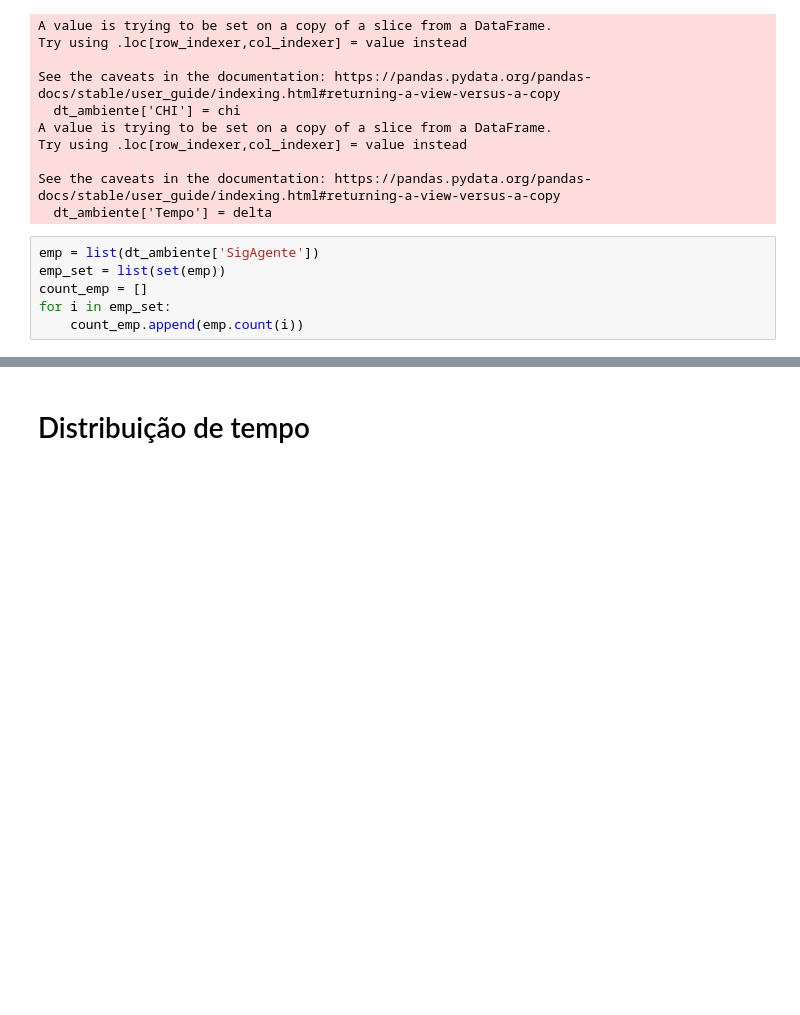
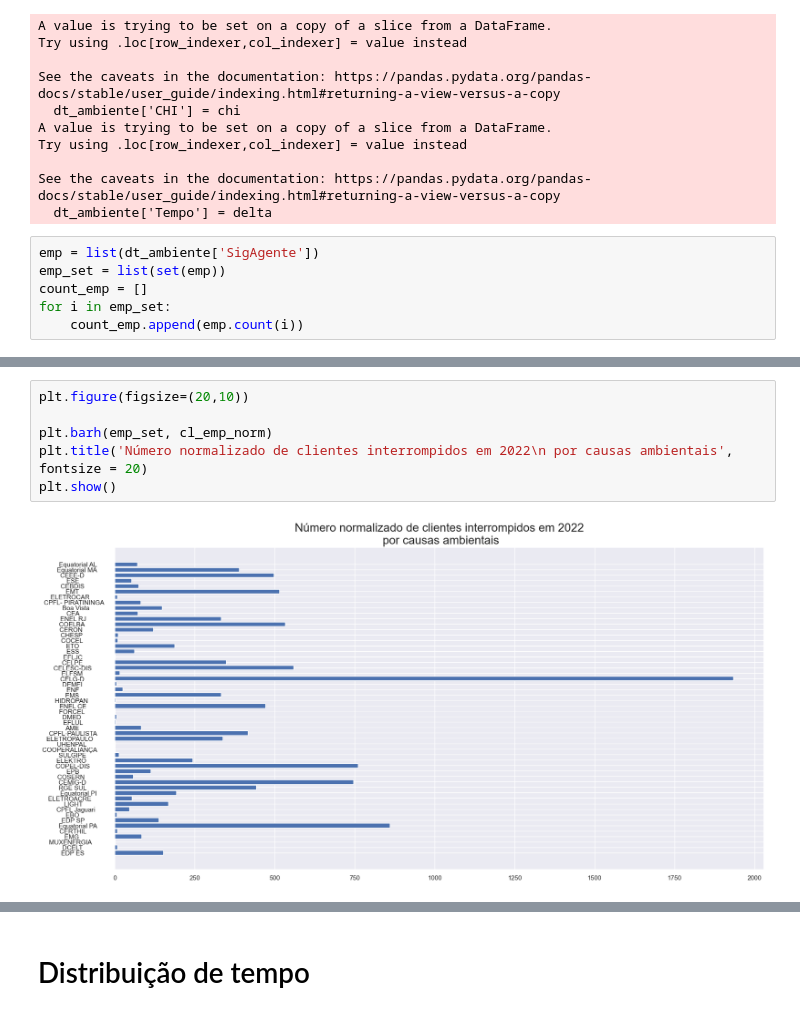
Before and after one commit to HLovisiEnnes/ResilienciaBrasil, a Jupyter notebook: Analise2022.ipynb, the cells around one changed output, grey strips where cells are left out. Cells and saved outputs as stored; diff of their text form; blank space fills up the shorter version.

```diff
--- a/Analise2022.ipynb
+++ b/Analise2022.ipynb
@@ -155,0 +166,8 @@ plt.show()
+# %%
+plt.figure(figsize=(20,10))
+
+plt.barh(emp_set, cl_emp_norm)
+plt.title('Número normalizado de clientes interrompidos em 2022\n por causas ambientais', fontsize = 20)
+plt.show()
+# %% [output]
+[figure, added]
```
Also changed, not shown: parts of 15 cells of this notebook.
